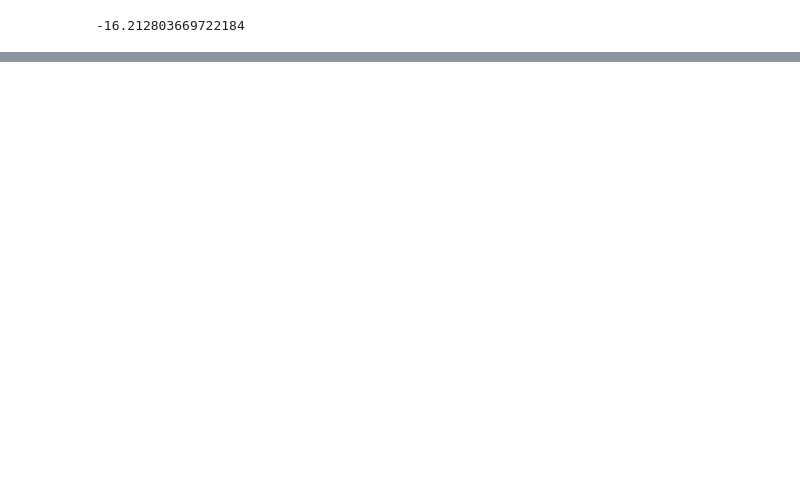
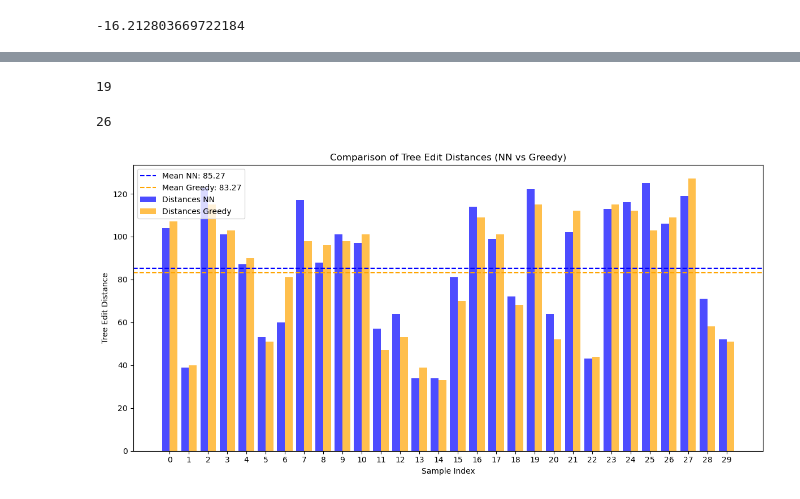
Before and after one commit to tmac1335/RL-PCFG-Jazz-Harmonies, a Jupyter notebook: src/main.ipynb, the cells around one changed output, grey strips where cells are left out. Cells and saved outputs as stored; diff of their text form; code cells hidden in the pictures; blank space fills up the shorter version.

```diff
--- a/src/main.ipynb
+++ b/src/main.ipynb
@@ -659,0 +593,9 @@ test_env.evaluate_tree()
+# %%
+tree_chord_data = data[data['trees'].notna()][['chords','trees']]
+# %%
+tree_chord_data['complete_constituent_tree'] = tree_chord_data['trees'].apply(lambda x: x[0]['complete_constituent_tree'])
+# %%
+train_data, test_data = train_test_split(tree_chord_data, test_size=0.2, random_state=42)
+# %%
+test_data_chords = test_data['chords'].tolist()
+test_data_trees = test_data['complete_constituent_tree'].tolist()
@@ -659,0 +740,42 @@ test_env.evaluate_tree()
+# %%
+sum(differences_nn)
+# %% [output]
+19
+# %%
+sum(differences_greedy)
+# %% [output]
+26
+# %%
+import numpy as np
+import matplotlib.pyplot as plt
+
+# Create an array of indices for the x-axis
+indices = np.arange(len(distances_nn))
+
+plt.figure(figsize=(12, 6))
+
+# Define the width of each bar
+bar_width = 0.4
+
+# Plot the bars for distances_nn and distances_greedy
+plt.bar(indices - bar_width / 2, distances_nn, width=bar_width, label='Distances NN', color='blue', alpha=0.7)
+plt.bar(indices + bar_width / 2, distances_greedy, width=bar_width, label='Distances Greedy', color='orange', alpha=0.7)
+
+# Plot the mean lines
+mean_nn = np.mean(distances_nn)
+mean_greedy = np.mean(distances_greedy)
+plt.axhline(y=mean_nn, color='blue', linestyle='--', label=f'Mean NN: {mean_nn:.2f}')
+plt.axhline(y=mean_greedy, color='orange', linestyle='--', label=f'Mean Greedy: {mean_greedy:.2f}')
+
+# Add labels, title, and legend
+plt.xlabel('Sample Index')
+plt.ylabel('Tree Edit Distance')
+plt.title('Comparison of Tree Edit Distances (NN vs Greedy)')
+plt.xticks(indices)  # Set x-axis ticks to match the indices
+plt.legend()
+
+# Show the plot
+plt.tight_layout()
+plt.show()
+# %% [output]
+[figure, added]
```
Also changed, not shown: parts of 42 cells of this notebook, 8 other files.
